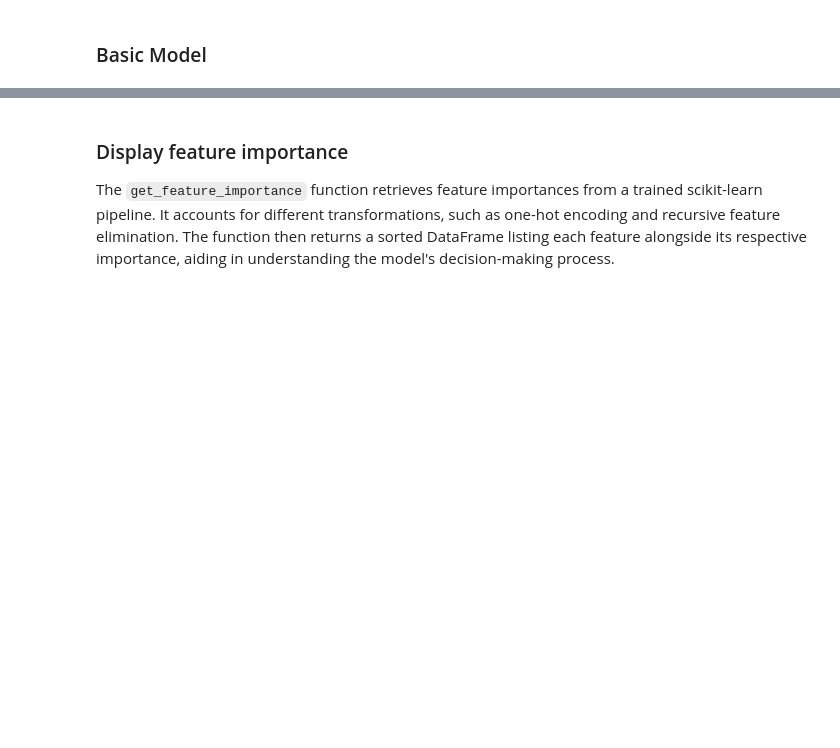
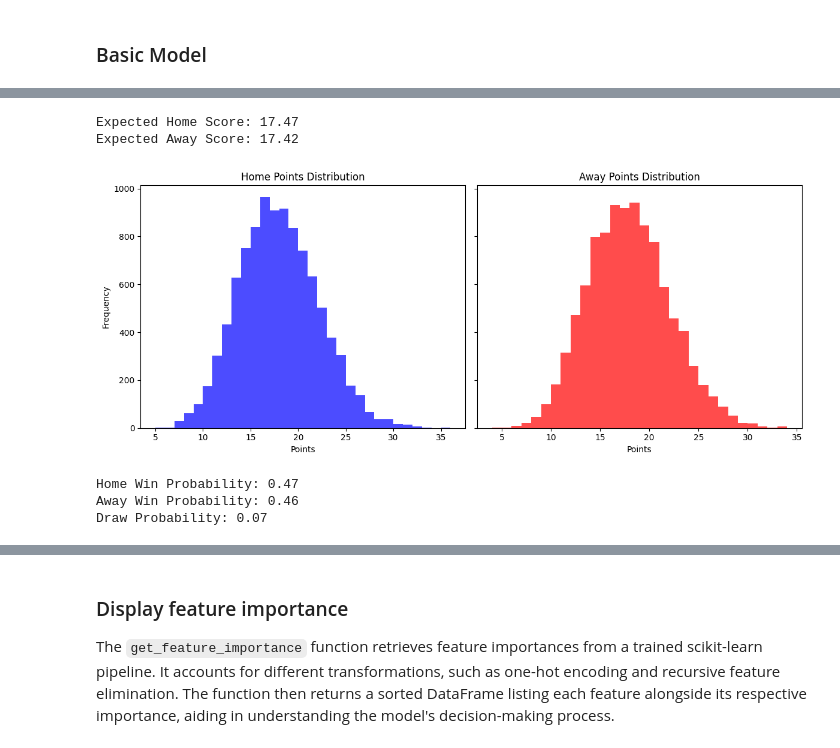
Before and after one commit to levonrush/footy-tipper, a Jupyter notebook: research/model-training.ipynb, the cells around one changed output, grey strips where cells are left out. Saved outputs shown, nothing was run; the diff lists cells and outputs as text; code cells hidden in the pictures; blank space fills up the shorter version.

Commit message:
POC poisson models in pipeline

```diff
--- a/research/model-training.ipynb
+++ b/research/model-training.ipynb
@@ -287,0 +148,56 @@ else:
+# %%
+import numpy as np
+import matplotlib.pyplot as plt
+
+def simulate_match(home_lambda, away_lambda, n_simulations=10000):
+    home_points = np.random.poisson(home_lambda, n_simulations)
+    away_points = np.random.poisson(away_lambda, n_simulations)
+    return home_points, away_points
+
+# Example for one match (using the first test sample)
+home_lambda = home_score_preds[0]
+away_lambda = away_score_preds[0]
+n_simulations = 10000
+
+home_points, away_points = simulate_match(home_lambda, away_lambda, n_simulations)
+
+# Calculate expected scores
+expected_home_score = np.mean(home_points)
+expected_away_score = np.mean(away_points)
+
+print(f"Expected Home Score: {expected_home_score:.2f}")
+print(f"Expected Away Score: {expected_away_score:.2f}")
+
+# Plot the distributions
+fig, axes = plt.subplots(1, 2, figsize=(12, 5), sharey=True)
+
+# Home points distribution
+axes[0].hist(home_points, bins=range(min(home_points), max(home_points) + 1), alpha=0.7, color='blue')
+axes[0].set_title('Home Points Distribution')
+axes[0].set_xlabel('Points')
+axes[0].set_ylabel('Frequency')
+
+# Away points distribution
+axes[1].hist(away_points, bins=range(min(away_points), max(away_points) + 1), alpha=0.7, color='red')
+axes[1].set_title('Away Points Distribution')
+axes[1].set_xlabel('Points')
+
+plt.tight_layout()
+plt.show()
+# %% [output]
+Expected Home Score: 17.47
+Expected Away Score: 17.42
+[figure, added]
+# %%
+# Calculate win/loss probabilities
+home_wins = np.sum(home_points > away_points) / n_simulations
+away_wins = np.sum(home_points < away_points) / n_simulations
+draws = np.sum(home_points == away_points) / n_simulations
+
+print(f"Home Win Probability: {home_wins:.2f}")
+print(f"Away Win Probability: {away_wins:.2f}")
+print(f"Draw Probability: {draws:.2f}")
+# %% [output]
+Home Win Probability: 0.47
+Away Win Probability: 0.46
+Draw Probability: 0.07
```
Also changed, not shown: parts of 16 cells of this notebook.
